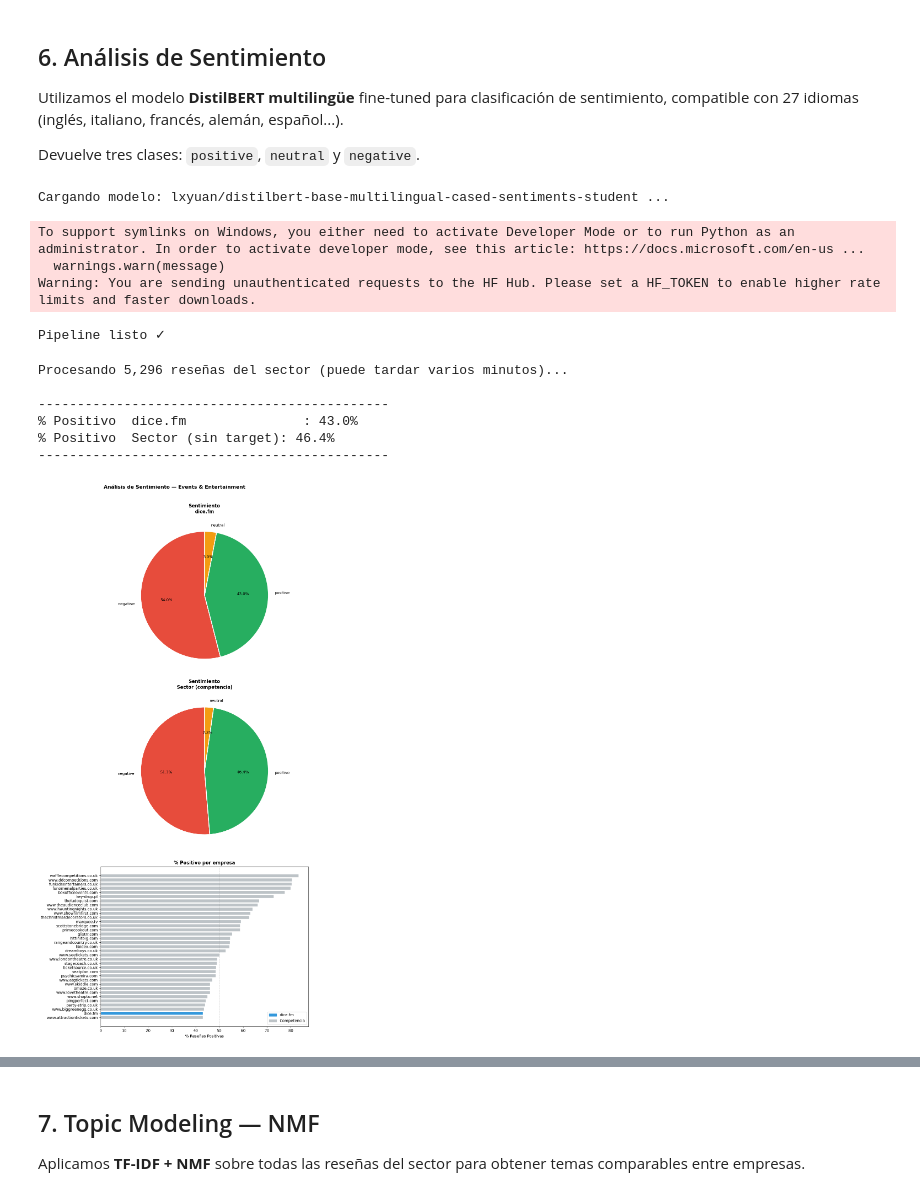
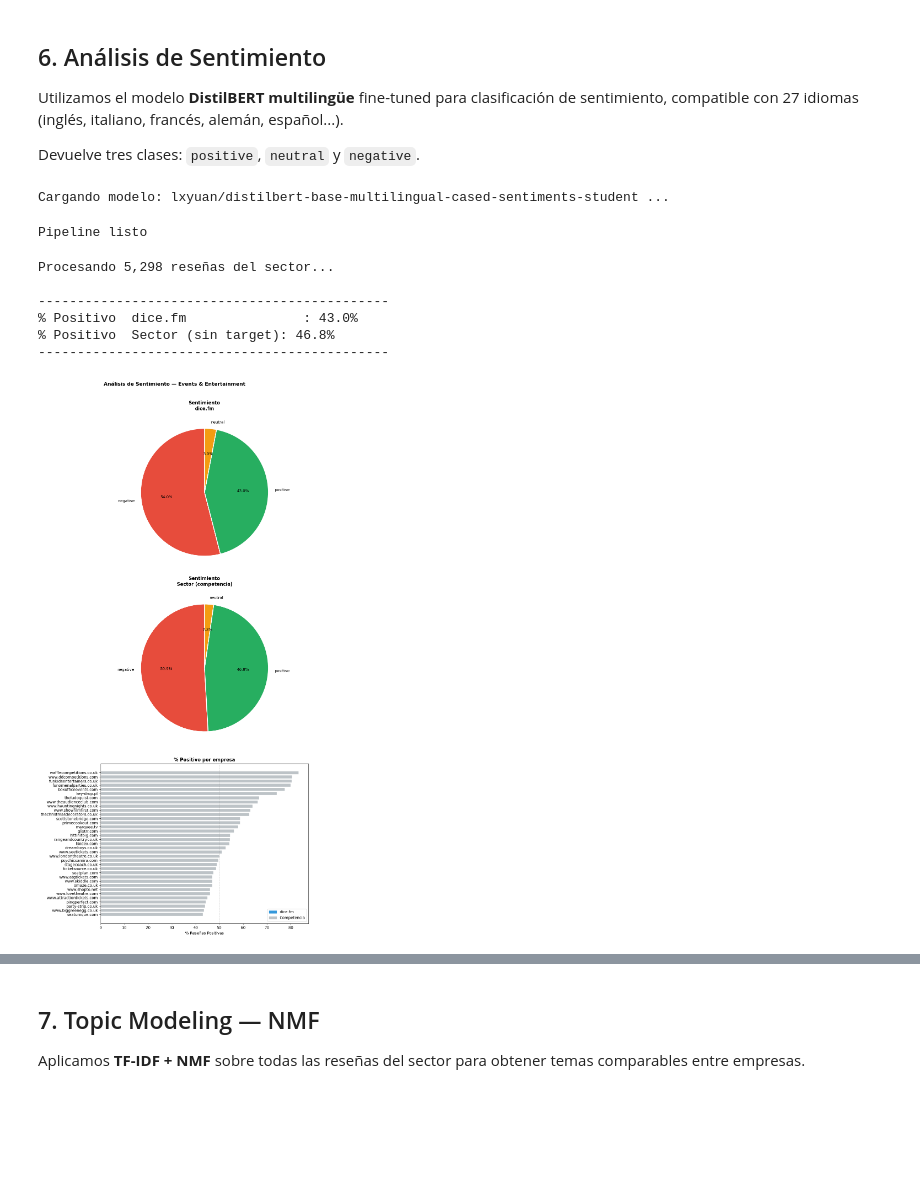
Before and after one commit to viictorhp/deep_learning_project, a Jupyter notebook: dice_fm_analisis.ipynb, the cells around one changed output, grey strips where cells are left out. Saved outputs shown, nothing was run; the diff lists cells and outputs as text; code cells hidden in the pictures; blank space fills up the shorter version.

```diff
--- a/dice_fm_analisis.ipynb
+++ b/dice_fm_analisis.ipynb
@@ -47,7 +48,7 @@ TOPIC_LABELS = {
 # %% [markdown]
 ## 3. Carga y filtrado de datos
 # %%
-df = pd.read_csv('trustpilot-reviews-123k.csv')
+df = pd.read_csv('trustpilot-reviews-123k.csv', encoding = 'utf-8')
 if MAX_ROWS:
     df = df.head(MAX_ROWS)
 print(f'Filas totales: {len(df):,}')
@@ -267,17 +270,16 @@ Análisis de caracteres en reseñas de dice.fm :
 He visto que hay reseñas en varios idiomas como por ejemplo en italiano (no todas están en ingles), por tanto, voy a utilizar una función de limpieza del texto que sea compatible con varios idiomas.
 # %%
 def clean_text(text):
-    """Normaliza y limpia una reseña — compatible con cualquier idioma."""
+    """Normaliza y limpia una reseña — compatible con cualquier idioma. Se conservan valores numéricos"""
     if not isinstance(text, str):
         return ''
     text = text.lower()
     text = re.sub(r'http\S+|www\.\S+', ' ', text)       # URLs
     text = re.sub(r'<[^>]+>', ' ', text)                # HTML tags
     text = re.sub(r'@\w+|#\w+', ' ', text)              # menciones y hashtags
-    text = re.sub(r'\d+', ' ', text)                    # números
     text = re.sub(r'[^\w\s]', ' ', text)                # puntuación (conserva letras Unicode)
     text = re.sub(r'\s+', ' ', text).strip()            # espacios extra
-    text = ' '.join(w for w in text.split() if len(w) > 2)
+    text = ' '.join(w for w in text.split() if len(w) > 2 or w.isdigit())
     return text
 
 # Verificación
@@ -333,22 +335,15 @@ def batch_sentiment(texts, pipe=sent_pipe, batch_size=64):
         results.extend(preds)
     return results
 
-print('Pipeline listo ✓')
+print('Pipeline listo')
 # %% [output]
 Cargando modelo: lxyuan/distilbert-base-multilingual-cased-sentiments-student ...
-To support symlinks on Windows, you either need to activate Developer Mode or to run Python as an administrator. In order to activate developer mode, see this article: https://docs.microsoft.com/en-us ...
-  warnings.warn(message)
-Warning: You are sending unauthenticated requests to the HF Hub. Please set a HF_TOKEN to enable higher rate limits and faster downloads.
+Pipeline listo
-Pipeline listo ✓
 # %%
-print(f'Procesando {len(sector_df):,} reseñas del sector (puede tardar varios minutos)...')
+print(f'Procesando {len(sector_df):,} reseñas del sector...')
 all_preds = batch_sentiment(sector_df['clean_review'].tolist())
 
 sector_df['sentiment']   = [p['label'] for p in all_preds]
-sector_df['sent_score']  = [
-    p['score'] if p['label'] == 'positive' else 1 - p['score']
-    for p in all_preds
-]
 sector_df['is_positive'] = (sector_df['sentiment'] == 'positive').astype(int)
 
 target_df = sector_df[sector_df['company'] == TARGET].copy().reset_index(drop=True)
@@ -361,11 +356,11 @@ print(f'% Positivo  {TARGET:<22}: {pct_t:.1f}%')
 print(f'% Positivo  Sector (sin target): {pct_s:.1f}%')
 print(f'{"-"*45}')
 # %% [output]
-Procesando 5,296 reseñas del sector (puede tardar varios minutos)...
+Procesando 5,298 reseñas del sector...
 
 ---------------------------------------------
 % Positivo  dice.fm               : 43.0%
-% Positivo  Sector (sin target): 46.4%
+% Positivo  Sector (sin target): 46.8%
 ---------------------------------------------
 # %%
 fig, axes = plt.subplots(3, 1, figsize=(10, 20))
@@ -385,36 +380,36 @@ axes[0].set_title(f'Sentimiento\n{TARGET}', fontweight='bold')
 
 # Pie SECTOR
 vc_s = comp_df['sentiment'].value_counts()
-pie_c_s =  [color_sentiment(l) for l in vc_t.index]
+pie_c_s =  [color_sentiment(l) for l in vc_s.index]
 axes[1].pie(vc_s.values, labels=vc_s.index, colors=pie_c_s,
             autopct='%1.1f%%', startangle=90,
             wedgeprops={'edgecolor': 'white', 'linewidth': 2})
 axes[1].set_title('Sentimiento\nSector (competencia)', fontweight='bold')
 
 # Barras: % positivo por empresa
 co_sent = (
     sector_df.groupby('company')['is_positive']
     .agg(pct_pos='mean', n='count')
     .query('n >= 30')
     .assign(pct_pos=lambda x: x['pct_pos'] * 100)
     .sort_values('pct_pos', ascending=True)
     .tail(35)
 )
 bar_c2 = ['#3498db' if c == TARGET else '#bdc3c7' for c in co_sent.index]
 axes[2].barh(co_sent.index, co_sent['pct_pos'], color=bar_c2, edgecolor='white')
 axes[2].axvline(50, color='gray', linestyle='--', linewidth=0.8)
 axes[2].set_xlabel('% Reseñas Positivas')
 axes[2].set_title('% Positivo por empresa', fontweight='bold')
 p1 = mpatches.Patch(color='#3498db', label=TARGET)
 p2 = mpatches.Patch(color='#bdc3c7', label='Competencia')
 axes[2].legend(handles=[p1, p2])
 
 plt.suptitle('Análisis de Sentimiento — Events & Entertainment',
              fontsize=13, fontweight='bold', y=1.01)
 plt.tight_layout()
 plt.show()
 # %% [output]
-[figure, old version]
+[figure, new version]
 # %%
 co_rank = (
     sector_df.groupby('company')
```
Also changed, not shown: parts of 24 cells of this notebook, 3 other files.
